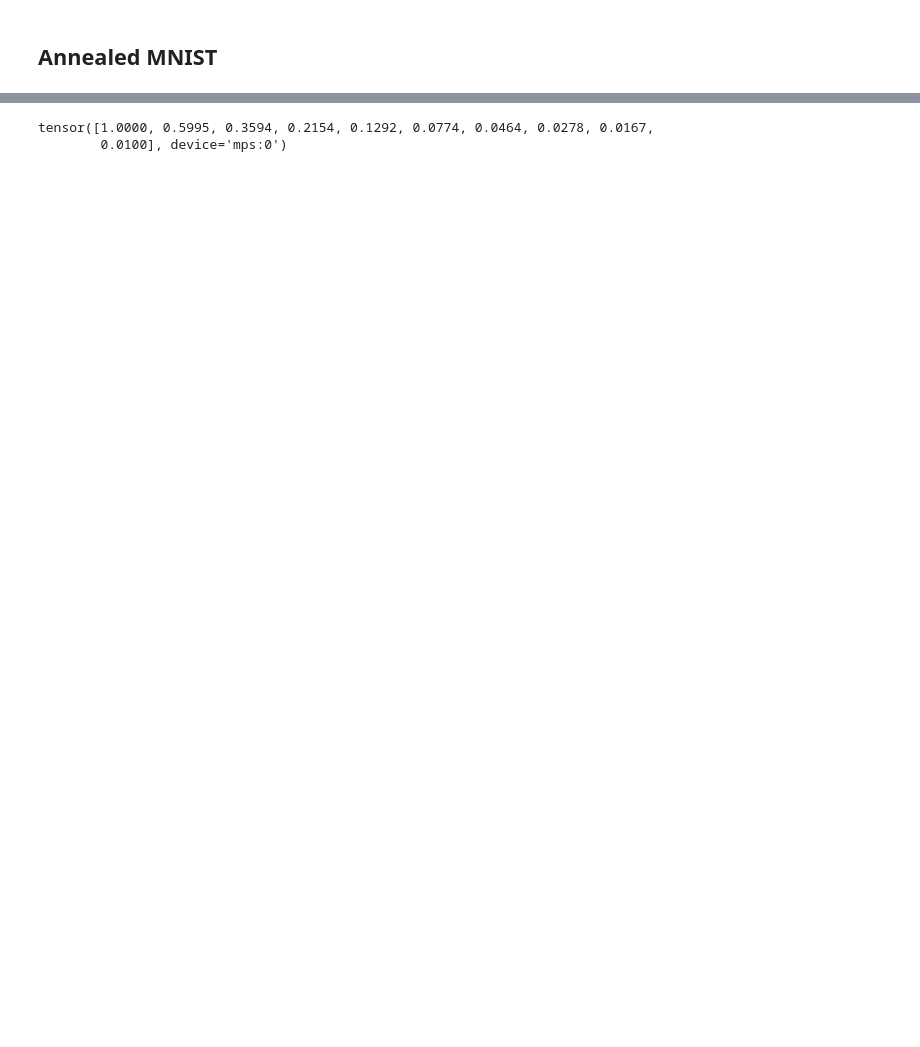
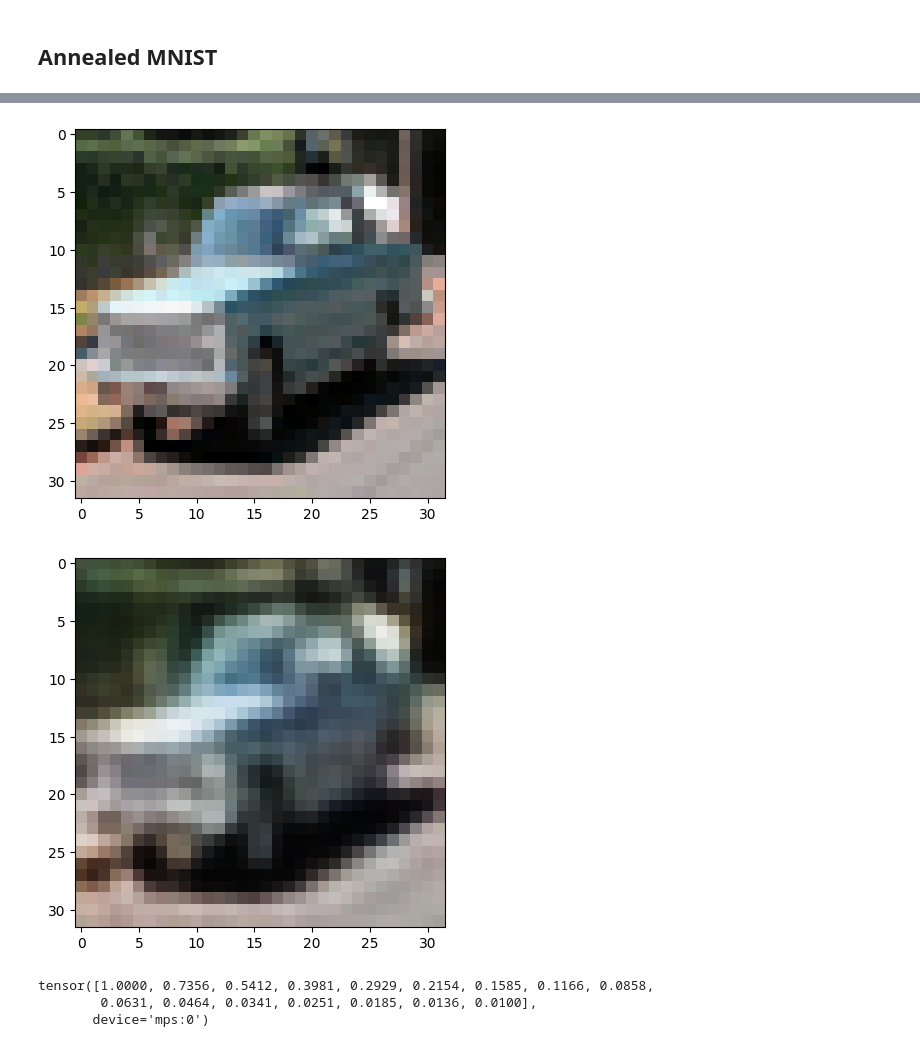
Before and after one commit to YasBroek/PGM-Denoising_Score_Matching, a Jupyter notebook: langevin.ipynb, the cells around one changed output, grey strips where cells are left out. Cells and saved outputs as stored; diff of their text form; code cells hidden in the pictures; blank space fills up the shorter version.

```diff
--- a/langevin.ipynb
+++ b/langevin.ipynb
@@ -275,21 +277,19 @@ plt.show()
+# %%
+dataset = "cifar10"
 # %%
 B = 128
+params = {"mnist": {"shape": (28, 28, 1), "latent_dim": 2, "convs": 1}, "cifar10": {"shape": (32, 32, 3), "latent_dim": 16, "convs": 2}}
 
-train_loader, test_loader = get_dataset("mnist", batch_size=B, num_workers=2, pin_memory=False)
-shape = (28, 28, 1)
+train_loader, test_loader = get_dataset(dataset, batch_size=B, num_workers=2, pin_memory=False)
+
+shape = params[dataset]["shape"]
+latent_dim = params[dataset]["latent_dim"]
+convs = params[dataset]["convs"]
 # %%
-latent_dim = 12
-
-encoder = Encoder(shape[::-1], latent_dim, 1, conv_layers=5, mlp_layers=[256, 128, 64])
-decoder = Decoder(encoder.conv_shape, shape[2], latent_dim, convT_layers=5, mlp_layers=[64, 128, 256])
+encoder = Encoder(shape[::-1], latent_dim, convs).to(device)
+decoder = Decoder(encoder.conv_shape, shape[::-1], latent_dim, convT_layers=convs).to(device)
 model = nn.ModuleDict({'enc': encoder, 'dec': decoder})
 
 optimizer = torch.optim.AdamW(model.parameters(), lr=1e-3, weight_decay=1e-4)
-# loss = BetaVAELoss(0)
-loss = nn.MSELoss(reduction="sum")
-
-# trainer = VAETrainer(train_loader, encoder, decoder, device)
-trainer = AETrainer(train_loader, encoder, decoder, device)
-
-trainer.train(loss, optimizer, epochs=120, verbose=True)
+print(encoder.z_shape)
 # %% [output]
@@ -308,0 +297,6 @@ Epoch 12 (Loss: 971.5014)
+# %%
+if os.path.exists(f"model_{dataset}_encoder.pth"):
+    encoder.load_state_dict(torch.load(f"model_{dataset}_encoder.pth"))
+
+if os.path.exists(f"model_{dataset}_decoder.pth"):
+    decoder.load_state_dict(torch.load(f"model_{dataset}_decoder.pth"))
@@ -309,11 +313,22 @@ Epoch 12 (Loss: 971.5014)
+# %%
+i = 32
+img = train_loader.dataset[i][0].to(device)
+plot_img(img)
+
+z0 = encoder(img)
+plot_img(decoder(z0.unsqueeze(0)).squeeze(0).detach())
+# %% [output]
+[figure, added]
+[figure, added]
 # %%
 sigma0 = 1
 sigmaL = 0.01
-L = 10
+L = 16
 
 sigmas = torch.exp(torch.linspace(np.log(sigma0), np.log(sigmaL), L)).to(device)
 print(sigmas)
 # %% [output]
-tensor([1.0000, 0.5995, 0.3594, 0.2154, 0.1292, 0.0774, 0.0464, 0.0278, 0.0167,
-        0.0100], device='mps:0')
+tensor([1.0000, 0.7356, 0.5412, 0.3981, 0.2929, 0.2154, 0.1585, 0.1166, 0.0858,
+        0.0631, 0.0464, 0.0341, 0.0251, 0.0185, 0.0136, 0.0100],
+       device='mps:0')
 # %%
```
Also changed, not shown: parts of 40 cells of this notebook, 4 other files.
